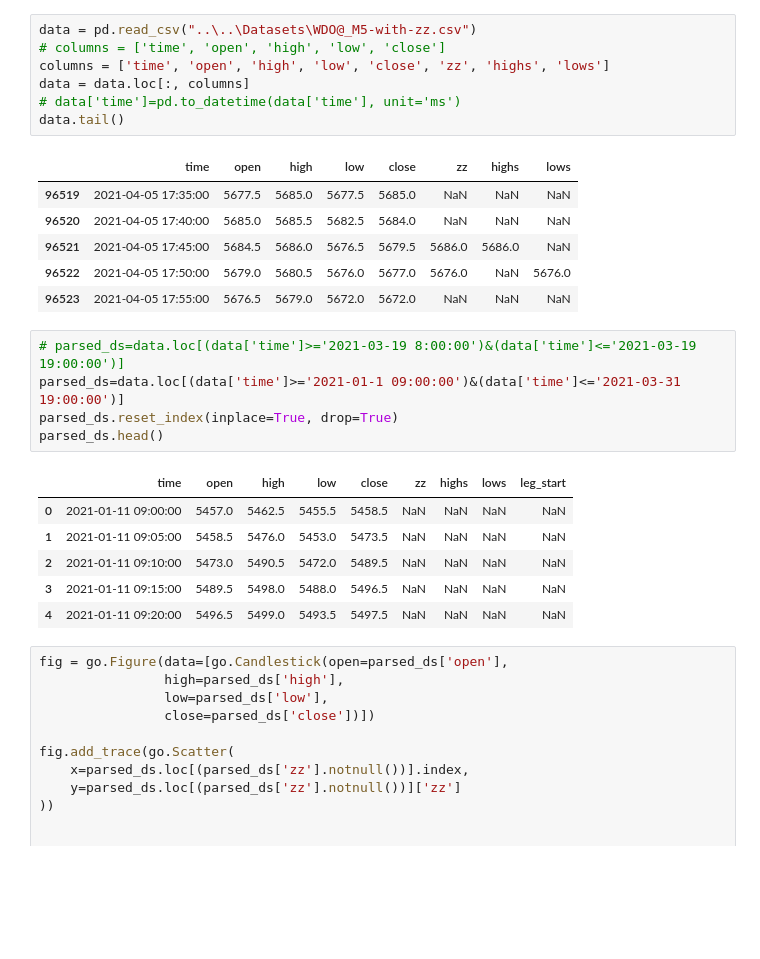
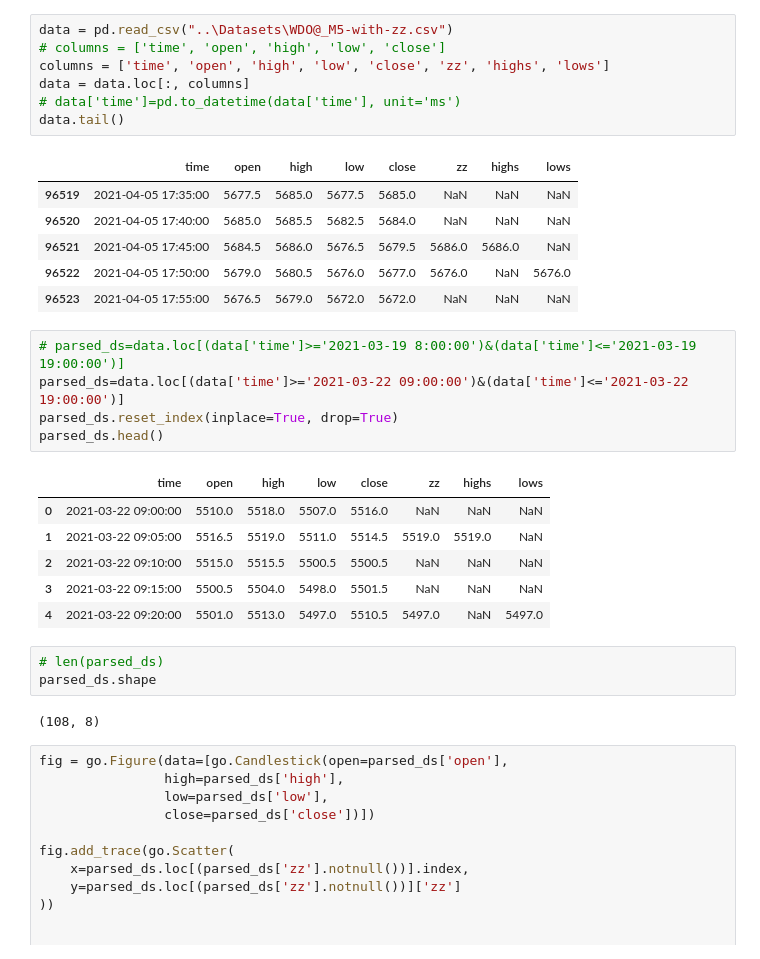
Before and after one commit to renatonankran/pybrooks, a Jupyter notebook: notebooks/Gaps.ipynb, the cells around one changed output. Cells and saved outputs as stored; diff of their text form; blank space fills up the shorter version.

```diff
--- a/notebooks/Gaps.ipynb
+++ b/notebooks/Gaps.ipynb
@@ -8,5 +8,5 @@ from lib.FeaturesExtractors.Base import Base
 # %%
-data = pd.read_csv("..\..\Datasets\WDO@_M5-with-zz.csv")
+data = pd.read_csv("..\Datasets\WDO@_M5-with-zz.csv")
 # columns = ['time', 'open', 'high', 'low', 'close']
 columns = ['time', 'open', 'high', 'low', 'close', 'zz', 'highs', 'lows']
 data = data.loc[:, columns]
@@ -21,16 +21,21 @@ data.tail()
 | 96523 | 2021-04-05 17:55:00 | 5676.5 | 5679.0 | 5672.0 | 5672.0 | NaN | NaN | NaN |
 # %%
 # parsed_ds=data.loc[(data['time']>='2021-03-19 8:00:00')&(data['time']<='2021-03-19 19:00:00')]
-parsed_ds=data.loc[(data['time']>='2021-01-1 09:00:00')&(data['time']<='2021-03-31 19:00:00')]
+parsed_ds=data.loc[(data['time']>='2021-03-22 09:00:00')&(data['time']<='2021-03-22 19:00:00')]
 parsed_ds.reset_index(inplace=True, drop=True)
 parsed_ds.head()
 # %% [output]
-|  | time | open | high | low | close | zz | highs | lows | leg_start |
-| 0 | 2021-01-11 09:00:00 | 5457.0 | 5462.5 | 5455.5 | 5458.5 | NaN | NaN | NaN | NaN |
-| 1 | 2021-01-11 09:05:00 | 5458.5 | 5476.0 | 5453.0 | 5473.5 | NaN | NaN | NaN | NaN |
-| 2 | 2021-01-11 09:10:00 | 5473.0 | 5490.5 | 5472.0 | 5489.5 | NaN | NaN | NaN | NaN |
-| 3 | 2021-01-11 09:15:00 | 5489.5 | 5498.0 | 5488.0 | 5496.5 | NaN | NaN | NaN | NaN |
-| 4 | 2021-01-11 09:20:00 | 5496.5 | 5499.0 | 5493.5 | 5497.5 | NaN | NaN | NaN | NaN |
+|  | time | open | high | low | close | zz | highs | lows |
+| 0 | 2021-03-22 09:00:00 | 5510.0 | 5518.0 | 5507.0 | 5516.0 | NaN | NaN | NaN |
+| 1 | 2021-03-22 09:05:00 | 5516.5 | 5519.0 | 5511.0 | 5514.5 | 5519.0 | 5519.0 | NaN |
+| 2 | 2021-03-22 09:10:00 | 5515.0 | 5515.5 | 5500.5 | 5500.5 | NaN | NaN | NaN |
+| 3 | 2021-03-22 09:15:00 | 5500.5 | 5504.0 | 5498.0 | 5501.5 | NaN | NaN | NaN |
+| 4 | 2021-03-22 09:20:00 | 5501.0 | 5513.0 | 5497.0 | 5510.5 | 5497.0 | NaN | 5497.0 |
+# %%
+# len(parsed_ds)
+parsed_ds.shape
+# %% [output]
+(108, 8)
 # %%
 fig = go.Figure(data=[go.Candlestick(open=parsed_ds['open'],
                 high=parsed_ds['high'],
```
Also changed, not shown: parts of 2 cells of this notebook, 22 other files.
